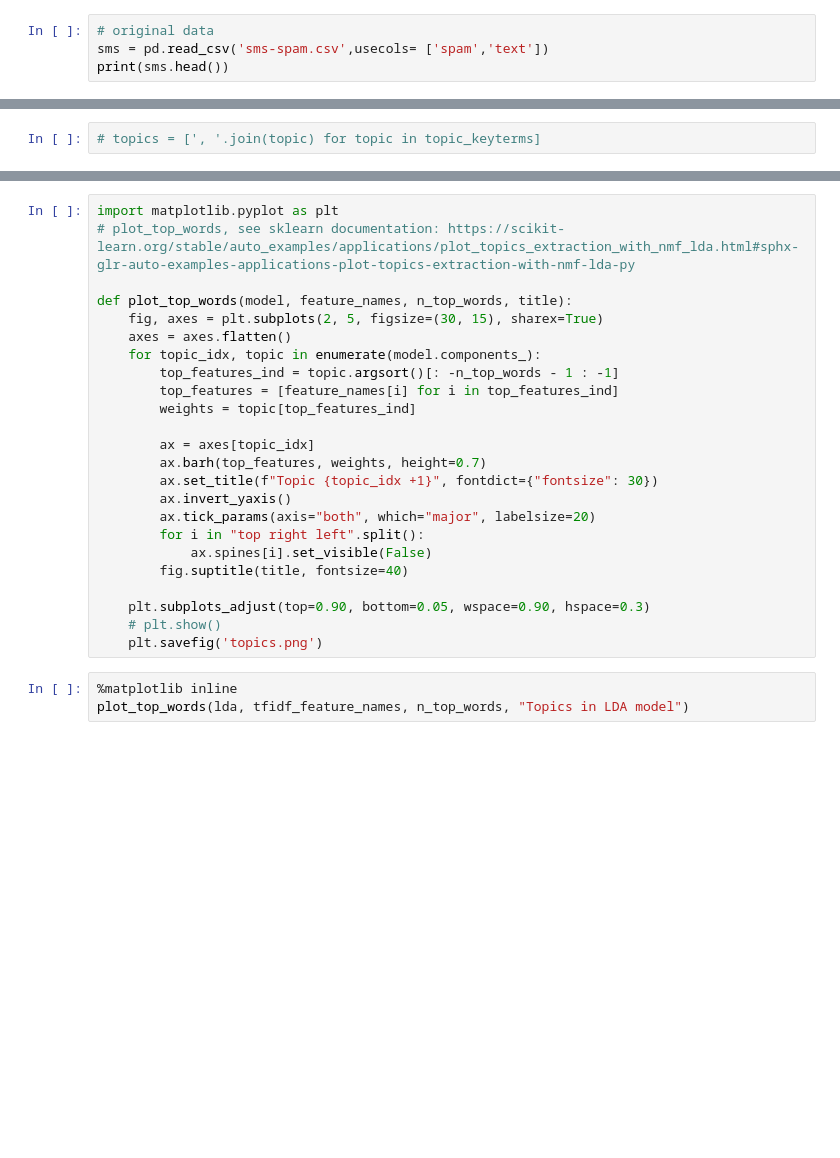
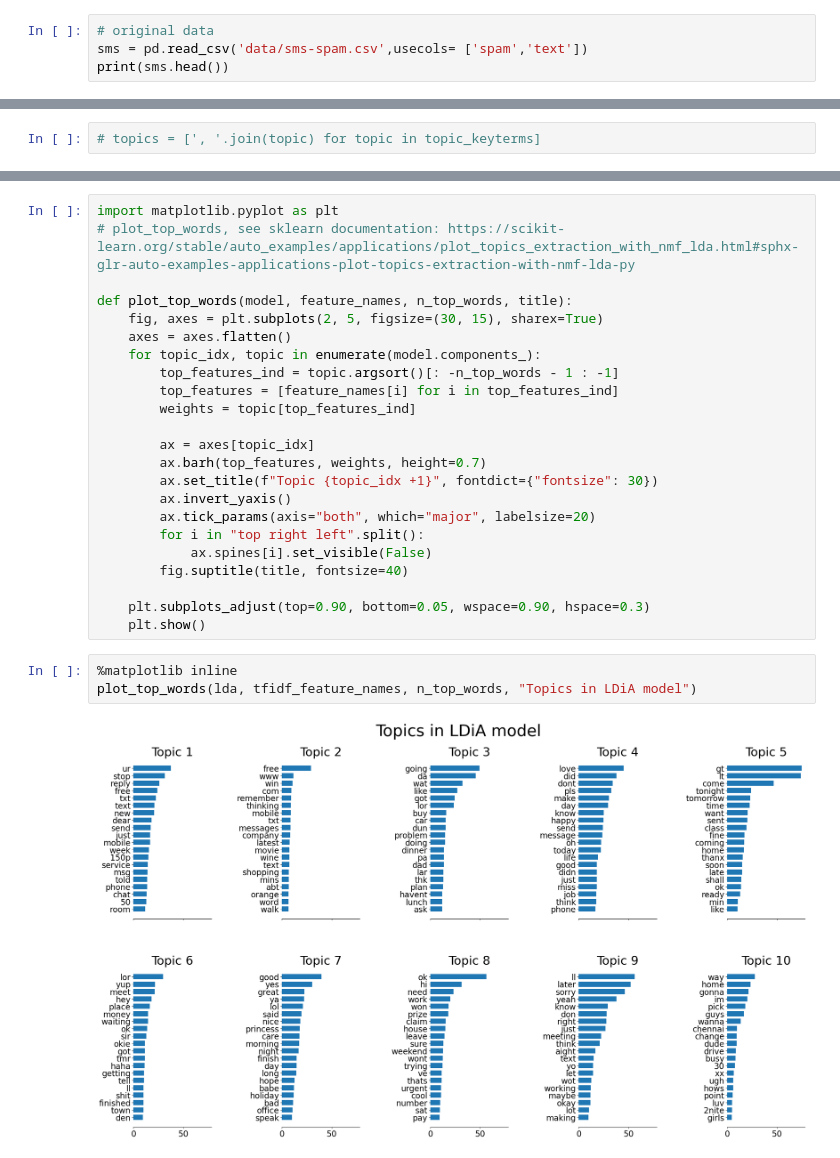
Before and after one commit to jlang62/machine-learning-exercises, a Jupyter notebook: lectures/NLP/Lec9/Lec9.2.ipynb, the cells around one changed output, grey strips where cells are left out. Saved outputs shown, nothing was run; the diff lists cells and outputs as text; blank space fills up the shorter version.

```diff
--- a/lectures/NLP/Lec9/Lec9.2.ipynb
+++ b/lectures/NLP/Lec9/Lec9.2.ipynb
@@ -9,5 +9,5 @@ import numpy as np
 from sklearn.decomposition import LatentDirichletAllocation
 # %%
 # original data
-sms = pd.read_csv('sms-spam.csv',usecols= ['spam','text'])
+sms = pd.read_csv('data/sms-spam.csv',usecols= ['spam','text'])
 print(sms.head())
@@ -93,8 +158,9 @@ def plot_top_words(model, feature_names, n_top_words, title):
         fig.suptitle(title, fontsize=40)
 
     plt.subplots_adjust(top=0.90, bottom=0.05, wspace=0.90, hspace=0.3)
-    # plt.show()
-    plt.savefig('topics.png')
+    plt.show()
 # %%
 %matplotlib inline
-plot_top_words(lda, tfidf_feature_names, n_top_words, "Topics in LDA model")
+plot_top_words(lda, tfidf_feature_names, n_top_words, "Topics in LDiA model")
+# %% [output]
+[figure, added]
```
Also changed, not shown: parts of 10 cells of this notebook, 4 other files.
